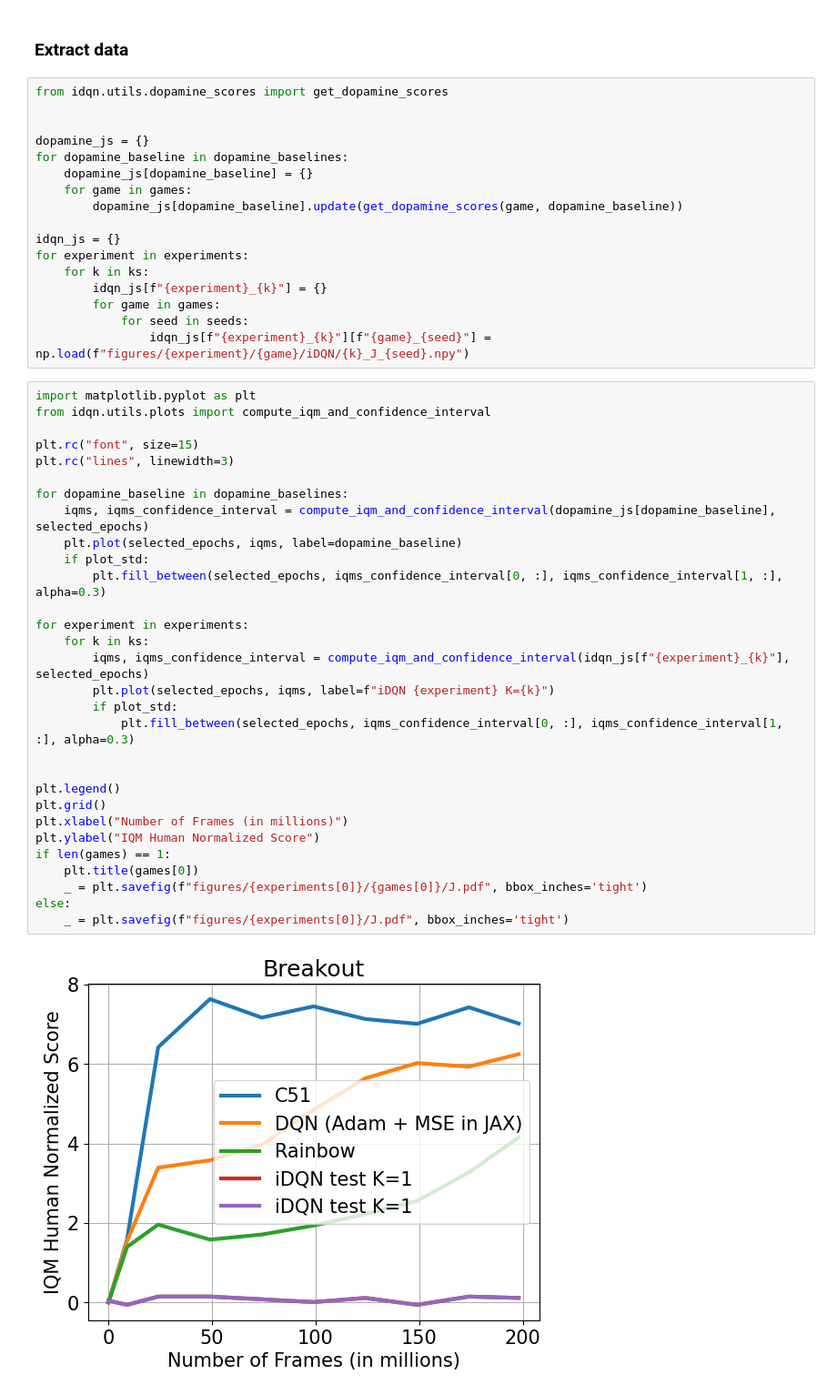
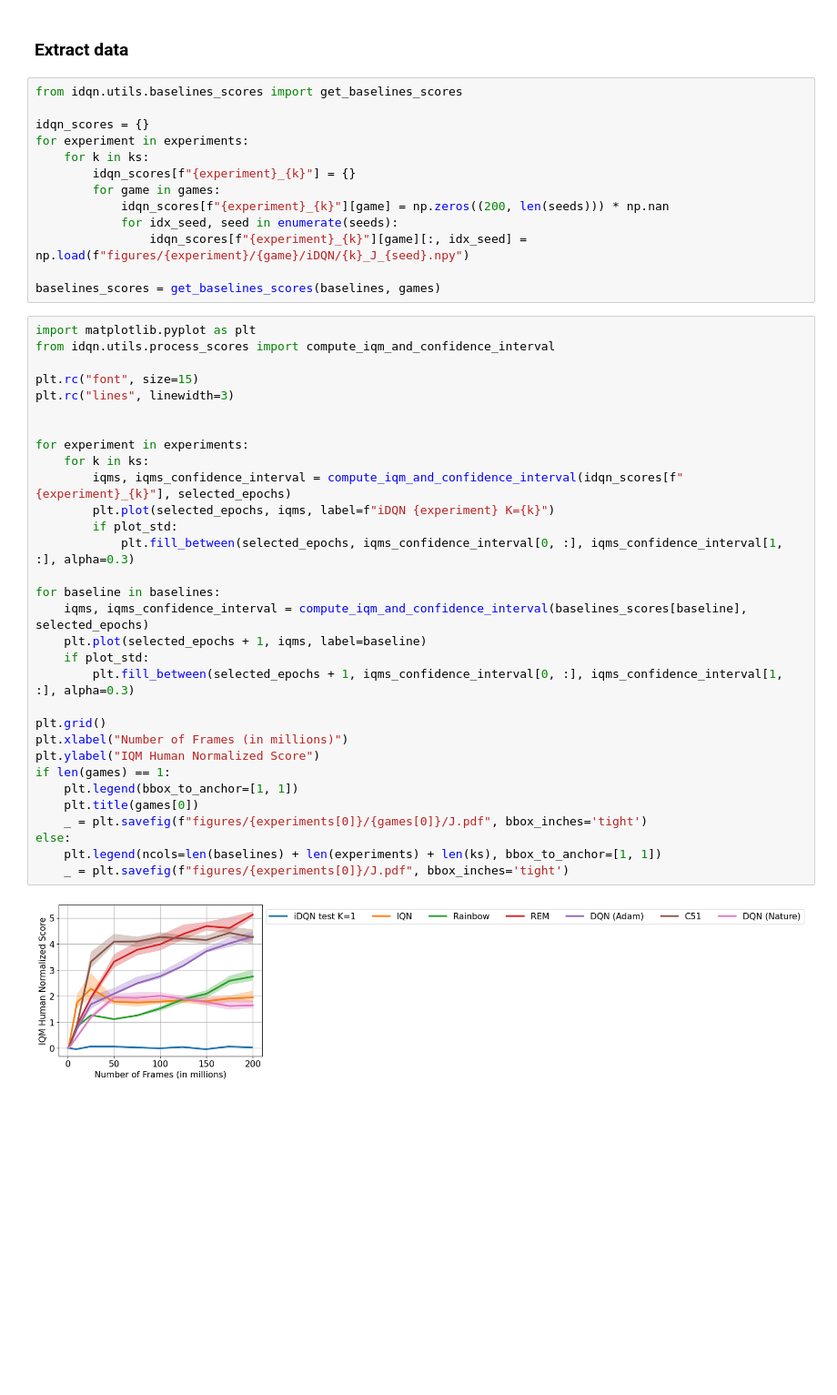
Before and after one commit to theovincent/i-DQN, a Jupyter notebook: experiments/atari/plots.ipynb, the cells around one changed output. Shown at 91% size. Cells and saved outputs as stored; diff of their text form; blank space fills up the shorter version.

Commit message:
plots CI closer to rliable

```diff
--- a/experiments/atari/plots.ipynb
+++ b/experiments/atari/plots.ipynb
@@ -17,51 +17,48 @@ The autoreload extension is already loaded. To reload it, use:
 # %% [markdown]
 ### Extract data
 # %%
-from idqn.utils.dopamine_scores import get_dopamine_scores
+from idqn.utils.baselines_scores import get_baselines_scores
 
-
-dopamine_js = {}
-for dopamine_baseline in dopamine_baselines:
-    dopamine_js[dopamine_baseline] = {}
-    for game in games:
-        dopamine_js[dopamine_baseline].update(get_dopamine_scores(game, dopamine_baseline))
-
-idqn_js = {}
+idqn_scores = {}
 for experiment in experiments:
     for k in ks:
-        idqn_js[f"{experiment}_{k}"] = {}
+        idqn_scores[f"{experiment}_{k}"] = {}
         for game in games:
-            for seed in seeds:
-                idqn_js[f"{experiment}_{k}"][f"{game}_{seed}"] = np.load(f"figures/{experiment}/{game}/iDQN/{k}_J_{seed}.npy")
+            idqn_scores[f"{experiment}_{k}"][game] = np.zeros((200, len(seeds))) * np.nan
+            for idx_seed, seed in enumerate(seeds):
+                idqn_scores[f"{experiment}_{k}"][game][:, idx_seed] = np.load(f"figures/{experiment}/{game}/iDQN/{k}_J_{seed}.npy")
+
+baselines_scores = get_baselines_scores(baselines, games)
 # %%
 import matplotlib.pyplot as plt
-from idqn.utils.plots import compute_iqm_and_confidence_interval
+from idqn.utils.process_scores import compute_iqm_and_confidence_interval
 
 plt.rc("font", size=15)
 plt.rc("lines", linewidth=3)
 
-for dopamine_baseline in dopamine_baselines:
-    iqms, iqms_confidence_interval = compute_iqm_and_confidence_interval(dopamine_js[dopamine_baseline], selected_epochs)
-    plt.plot(selected_epochs, iqms, label=dopamine_baseline)
-    if plot_std:
-        plt.fill_between(selected_epochs, iqms_confidence_interval[0, :], iqms_confidence_interval[1, :], alpha=0.3)
 
 for experiment in experiments:
     for k in ks:
-        iqms, iqms_confidence_interval = compute_iqm_and_confidence_interval(idqn_js[f"{experiment}_{k}"], selected_epochs)
+        iqms, iqms_confidence_interval = compute_iqm_and_confidence_interval(idqn_scores[f"{experiment}_{k}"], selected_epochs)
         plt.plot(selected_epochs, iqms, label=f"iDQN {experiment} K={k}")
         if plot_std:
             plt.fill_between(selected_epochs, iqms_confidence_interval[0, :], iqms_confidence_interval[1, :], alpha=0.3)
 
+for baseline in baselines:
+    iqms, iqms_confidence_interval = compute_iqm_and_confidence_interval(baselines_scores[baseline], selected_epochs)
+    plt.plot(selected_epochs + 1, iqms, label=baseline)
+    if plot_std:
+        plt.fill_between(selected_epochs + 1, iqms_confidence_interval[0, :], iqms_confidence_interval[1, :], alpha=0.3)
 
-plt.legend()
 plt.grid()
 plt.xlabel("Number of Frames (in millions)")
 plt.ylabel("IQM Human Normalized Score")
 if len(games) == 1:
+    plt.legend(bbox_to_anchor=[1, 1])
     plt.title(games[0])
     _ = plt.savefig(f"figures/{experiments[0]}/{games[0]}/J.pdf", bbox_inches='tight')
 else:
+    plt.legend(ncols=len(baselines) + len(experiments) + len(ks), bbox_to_anchor=[1, 1])
     _ = plt.savefig(f"figures/{experiments[0]}/J.pdf", bbox_inches='tight')
 # %% [output]
-[figure, old version]
+[figure, new version]
```
Also changed, not shown: parts of 1 cell of this notebook, 7 other files.
